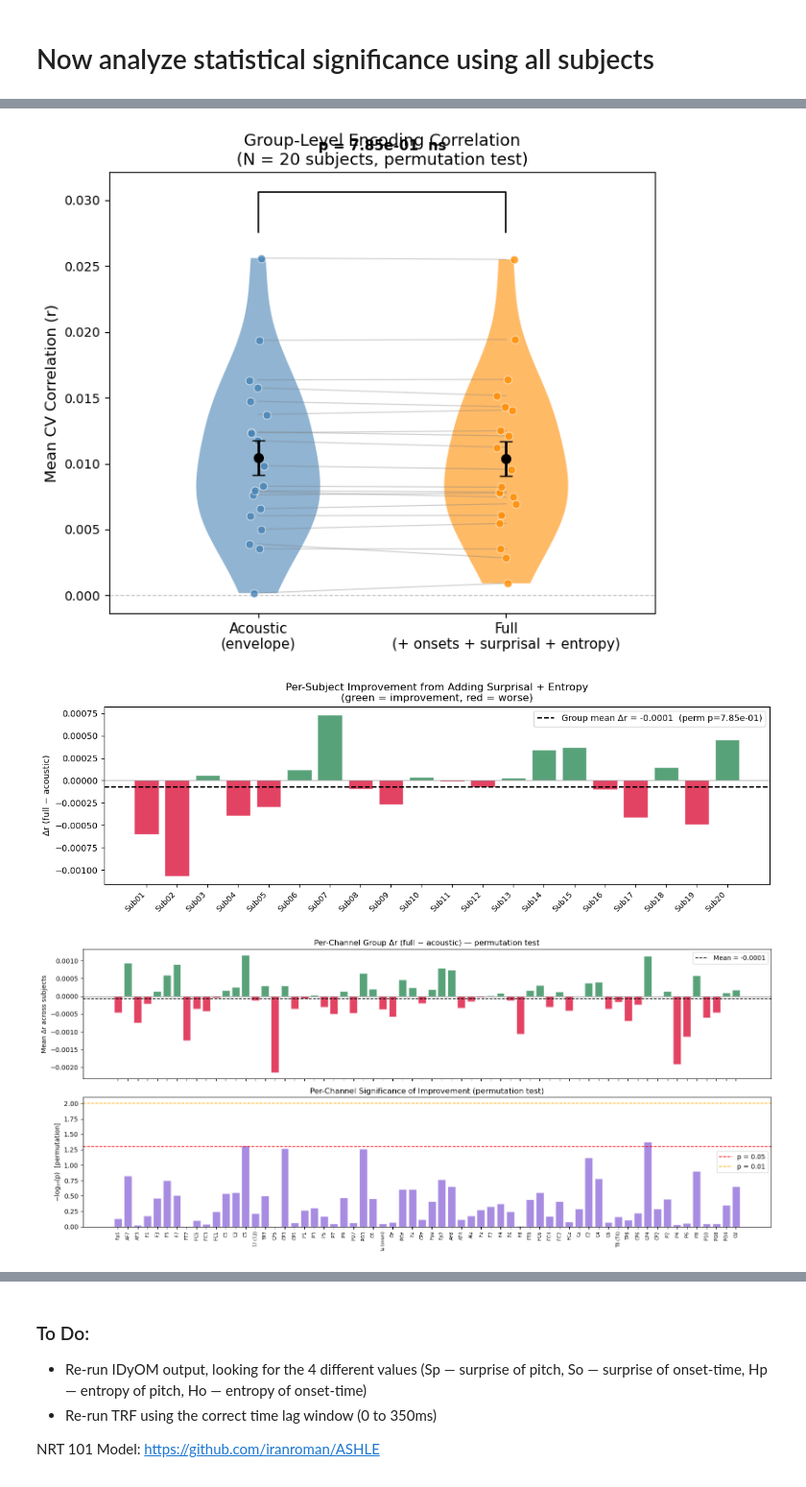
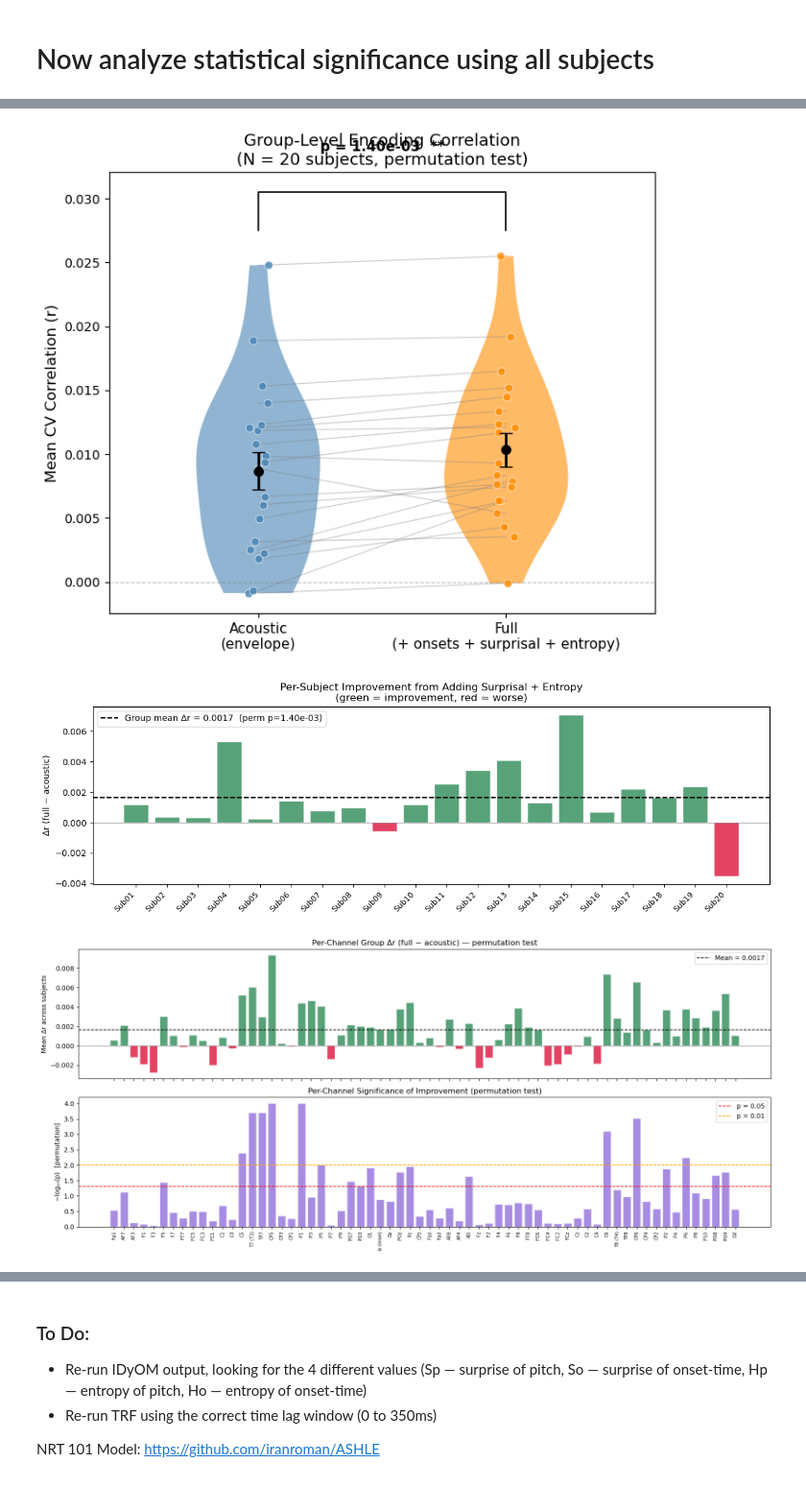
Before and after one commit to pereiraa10/musical-surprisal, a Jupyter notebook: TRF/avg_trf.ipynb, the cells around one changed output, grey strips where cells are left out. Shown at 96% size. Cells and saved outputs as stored; diff of their text form; code cells hidden in the pictures.

Commit message:
TRF diagnositc scripts and plots

```diff
--- a/TRF/avg_trf.ipynb
+++ b/TRF/avg_trf.ipynb
@@ -551,7 +533,7 @@ for sub in range(1, 21):
 ## Analyze the results of one subject
 # %%
 # ── 1. Load data ──────────────────────────────────────────────────────────────
-filename = f"pickles/encoding/Sub1_['envelope', 'onsets', 'pitch_surprisal', 'pitch_entropy', 'onset_surprisal', 'onset_entropy']_all_data.pkl"
+filename = f"pickles/encoding_22_03/Sub1_['envelope', 'onsets', 'pitch_surprisal', 'pitch_entropy', 'onset_surprisal', 'onset_entropy']_acoustic_music_data.pkl"
 
 all_data = eelbrain.load.unpickle(filename)
 
@@ -601,7 +583,7 @@ plt.show()
 
 # ── 6. Figure 2 – TRF weights per predictor ──────────────────────────────────
 fig, axes = plt.subplots(len(x), 1, figsize=(12, 3 * len(x)), sharex=True)
-colors = ['steelblue', 'darkorange', 'seagreen', 'mediumpurple']
+colors = ['steelblue', 'darkorange', 'seagreen', 'mediumpurple','steelblue', 'darkorange']
 
 for ax, predictor, color in zip(axes, x, colors):
     h    = trf_weights[predictor]
@@ -685,8 +667,8 @@ import numpy as np
 import matplotlib.pyplot as plt
 
 # ── 1. Load both pickle files ─────────────────────────────────────────────────
-data_acoustic = eelbrain.load.unpickle(f"pickles/encoding/Sub{subject_num}_['envelope', 'onsets']_all_data.pkl")
-data_full     = eelbrain.load.unpickle(f"pickles/encoding/Sub{subject_num}_['envelope', 'onsets', 'pitch_surprisal', 'pitch_entropy', 'onset_surprisal', 'onset_entropy']_all_data.pkl")
+data_acoustic = eelbrain.load.unpickle(f"pickles/encoding_22_03/Sub{subject_num}_['envelope', 'onsets']_acoustic_data.pkl")
+data_full     = eelbrain.load.unpickle(f"pickles/encoding_22_03/Sub{subject_num}_['envelope', 'onsets', 'pitch_surprisal', 'pitch_entropy', 'onset_surprisal', 'onset_entropy']_acoustic_music_data.pkl")
 
 trf_cv_acoustic = data_acoustic['trf_cv']
 trf_cv_full     = data_full['trf_cv']
@@ -1012,0 +1010,3 @@ Cohen's d = 0.08
+# %%
+data_acoustic = eelbrain.load.unpickle(f"pickles/Sub3_['envelope', 'onsets']_all_data.pkl")
+data_acoustic['trf']
@@ -1018,8 +1023,8 @@ r_full_all     = []
 
 for sub in range(1, n_subjects + 1):
     try:
-        data_acoustic = eelbrain.load.unpickle(f"pickles/encoding/Sub{sub}_['envelope', 'onsets']_all_data.pkl")
-        data_full     = eelbrain.load.unpickle(f"pickles/encoding/Sub{sub}_['envelope', 'onsets', 'pitch_surprisal', 'pitch_entropy', 'onset_surprisal', 'onset_entropy']_all_data.pkl")
+        data_acoustic = eelbrain.load.unpickle(f"{data_acoustic_data_root}Sub{sub}_['envelope', 'onsets']_acoustic_data.pkl")
+        data_full     = eelbrain.load.unpickle(f"{data_full_data_root}Sub{sub}_['envelope', 'onsets', 'pitch_surprisal', 'pitch_entropy', 'onset_surprisal', 'onset_entropy']_acoustic_music_data.pkl")
 
         r_acoustic_all.append(data_acoustic['trf_cv'].r.get_data('sensor'))
         r_full_all.append(data_full['trf_cv'].r.get_data('sensor'))
@@ -1031,6 +1036,14 @@ for sub in range(1, n_subjects + 1):
 r_acoustic_all = np.array(r_acoustic_all)  # (n_subjects, n_channels)
 r_full_all     = np.array(r_full_all)
 n_subjects     = len(r_acoustic_all)       # update in case any were skipped
+
+print(f"\n── Data sanity check ────────────────────────────────────────")
+print(f"r_acoustic mean across all subjects+channels: {r_acoustic_all.mean():.4f}")
+print(f"r_full     mean across all subjects+channels: {r_full_all.mean():.4f}")
+print(f"r_acoustic range: [{r_acoustic_all.min():.4f}, {r_acoustic_all.max():.4f}]")
+print(f"r_full     range: [{r_full_all.min():.4f}, {r_full_all.max():.4f}]")
+# print(f"Mean Δr per subject: {r_diff_per_sub}")
+# print(f"How many subjects improved (Δr > 0): {(r_diff_per_sub > 0).sum()} / {n_subjects}")
 
 print(f"\nLoaded {n_subjects} subjects, {r_acoustic_all.shape[1]} channels each")
 
@@ -1196,3 +1209,3 @@ Group-level PERMUTATION test (mean r across channels):
-[figure, old version]
+[figure, new version]
-[figure, old version]
+[figure, new version]
-[figure, old version]
+[figure, new version]
```
Also changed, not shown: parts of 12 cells of this notebook, 7 other files.
